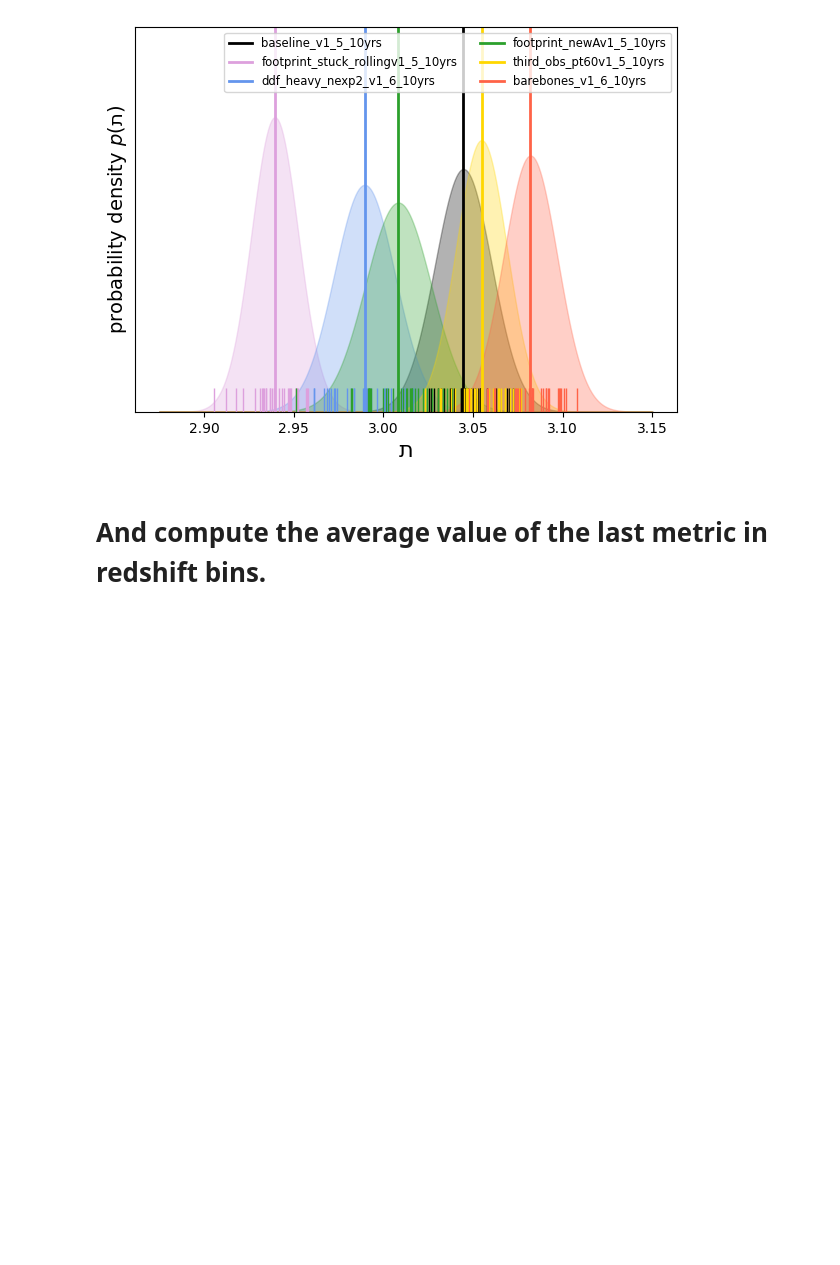
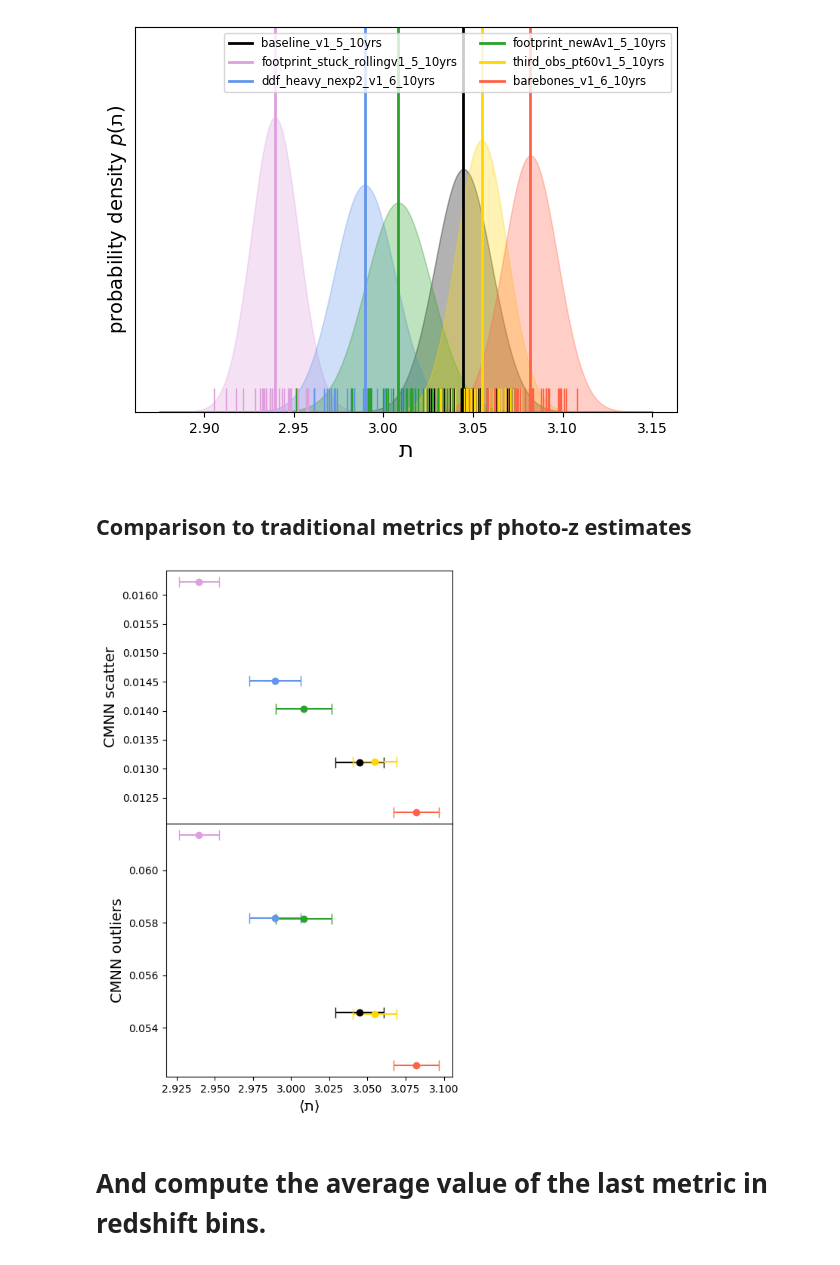
Before and after one commit to aimalz/TheLastMetric, a Jupyter notebook: Example_TLM.ipynb, the cells around one changed output. Saved outputs shown, nothing was run; the diff lists cells and outputs as text; code cells hidden in the pictures; blank space fills up the shorter version.

```diff
--- a/Example_TLM.ipynb
+++ b/Example_TLM.ipynb
@@ -454,0 +445,7 @@ with open(prepend+'stats.pkl', 'wb') as statfile:
+# %%
+with open(prepend+'stats.pkl', 'rb') as statfile:
+  statdict = pickle.load(statfile)
+# %%
+all_tlm = statdict['tlm']
+all_milb = statdict['milb']
+all_ent = statdict['ent']
@@ -486,6 +493,9 @@ Text(0, 0.5, 'probability density $p(\\log q_{\\varphi} (z | x_{phot}))$')
 # %%
 tavbins = np.linspace(2.875, 3.15, 300)
 # %%
+all_mu = {}
+all_sig = {}
+
 plt.figure(figsize=(7,5))
 for which_os in available_os:
   # plt.hist(all_tlm[which_os],#np.mean([(all_logp[which_os].T[j]) for j in range(10)], axis=1),
@@ -496,7 +506,9 @@ for which_os in available_os:
   #   plt.axvline(np.mean(all_logp[which_os].T[j]), alpha=0.6,
   #      color=os_colors[which_os])
   mu = np.mean(all_tlm[which_os])
+  all_mu[os] = mu
   sig = np.std(all_tlm[which_os])
+  all_sig[os] = sig
   plt.axvline(mu, linewidth=2, color=os_colors[which_os], label=os_names[which_os])
   plt.vlines(all_tlm[which_os], 0, 2.5, color=os_colors[which_os], linewidth=1)
   plt.fill_between(tavbins, sps.norm(mu, sig).pdf(tavbins),
@@ -510,3 +522,5 @@ plt.ylabel(r'probability density $p($'+chr(0x05ea)+'$)$', fontsize=14)
 # %% [output]
 Text(0, 0.5, 'probability density $p($ת$)$')
 [figure]
+# %% [markdown]
+## Comparison to traditional metrics pf photo-z estimates
@@ -513,3 +558,23 @@ Text(0, 0.5, 'probability density $p($ת$)$')
+# %%
+
+
+fig, axs = plt.subplots(2, 1, figsize=(5, 7.5), sharex=True)
+# x = [tlm_over_trainings[os_names[which_os]] for which_os in available_os]
+# xerr = [std_tlm_over_trainings[os_names[which_os]] for which_os in available_os]
+axs[-1].set_xlabel(r'$\langle$'+chr(0x05ea)+r'$\rangle$', fontsize=14)
+for which_os in available_os:
+    x = tlm_over_trainings[os_names[which_os]]
+    xerr = std_tlm_over_trainings[os_names[which_os]]
+    for i, met in enumerate(['CMNN scatter', 'CMNN outliers']):
+        y = all_mets[which_os][met]
+        axs[i].errorbar(x, y, xerr=xerr, capsize=5,
+                        color=os_colors[which_os], fmt='o')
+for i, met in enumerate(['CMNN scatter', 'CMNN outliers']):
+    axs[i].set_ylabel(met, fontsize=14)
+fig.tight_layout()
+fig.subplots_adjust(hspace=0.0)
+# %% [output]
+[figure, added]
 # %% [markdown]
 # And compute the average value of the last metric in redshift bins.
 # %%
```
Also changed, not shown: parts of 6 cells of this notebook.
